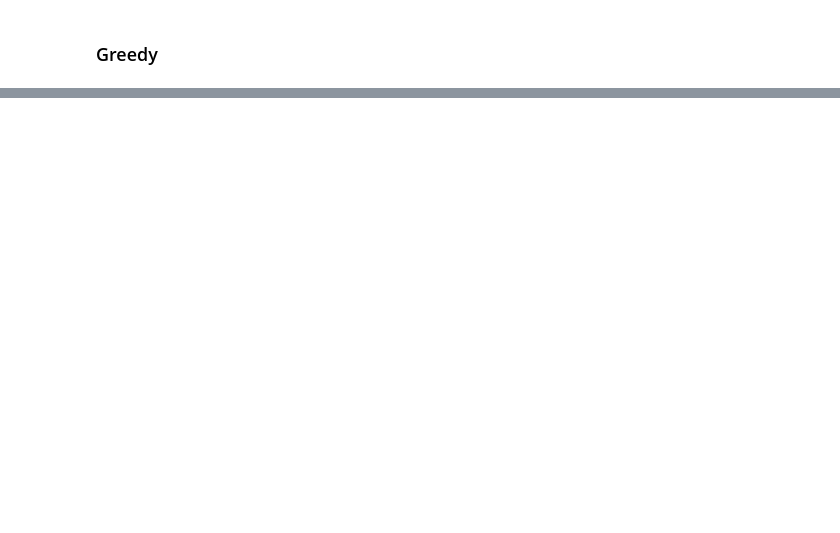
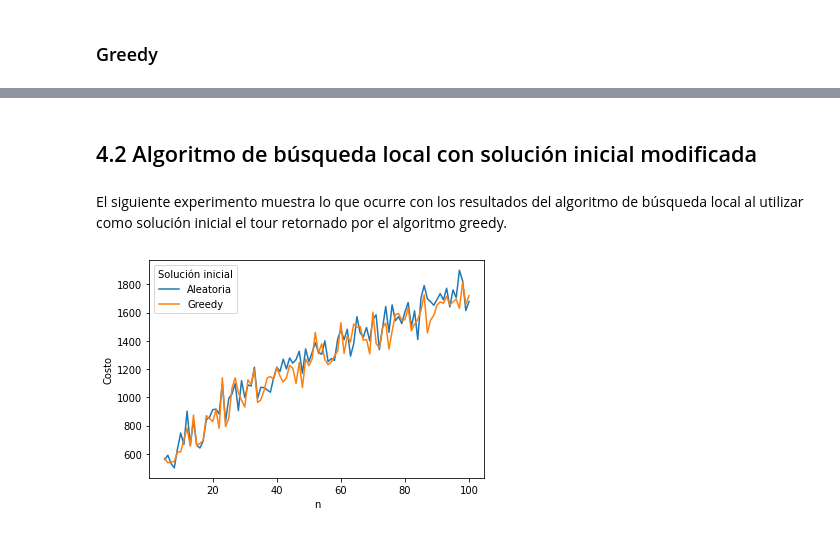
Before and after one commit to OscarRojasG/ADA-Informes, a Jupyter notebook: Informe13-TSP.ipynb, the cells around one changed output, grey strips where cells are left out. Drawn from its saved outputs; the diff is of its cells as text; code cells hidden in the pictures; blank space fills up the shorter version.

Commit message:
Experimentos y análisis

```diff
--- a/Informe13-TSP.ipynb
+++ b/Informe13-TSP.ipynb
@@ -342,0 +378,4 @@ Costo final: 400.915975953282
+# %% [markdown]
+## 4.2 Algoritmo de búsqueda local con solución inicial modificada
+# %% [markdown]
+El siguiente experimento muestra lo que ocurre con los resultados del algoritmo de búsqueda local al utilizar como solución inicial el tour retornado por el algoritmo greedy.
@@ -342,0 +423,23 @@ Costo final: 400.915975953282
+# %%
+import matplotlib.pyplot as plt
+
+x=[]; y1=[]; y2=[]
+
+for n in range(5,101):
+  graph = generate_tsp_instance(n)
+  cost_2opt = tsp_local_search(graph)[1]
+  cost_modified_2opt = modified_tsp_local_search(graph)[1]
+
+  x.append(n)
+  y1.append(cost_2opt)
+  y2.append(cost_modified_2opt)
+
+plt.plot(x,y1)
+plt.plot(x,y2)
+plt.legend(["Aleatoria", "Greedy"], title="Solución inicial")
+
+plt.xlabel('n')
+plt.ylabel('Costo')
+plt.show()
+# %% [output]
+[figure, added]
```
Also changed, not shown: parts of 13 cells of this notebook.
